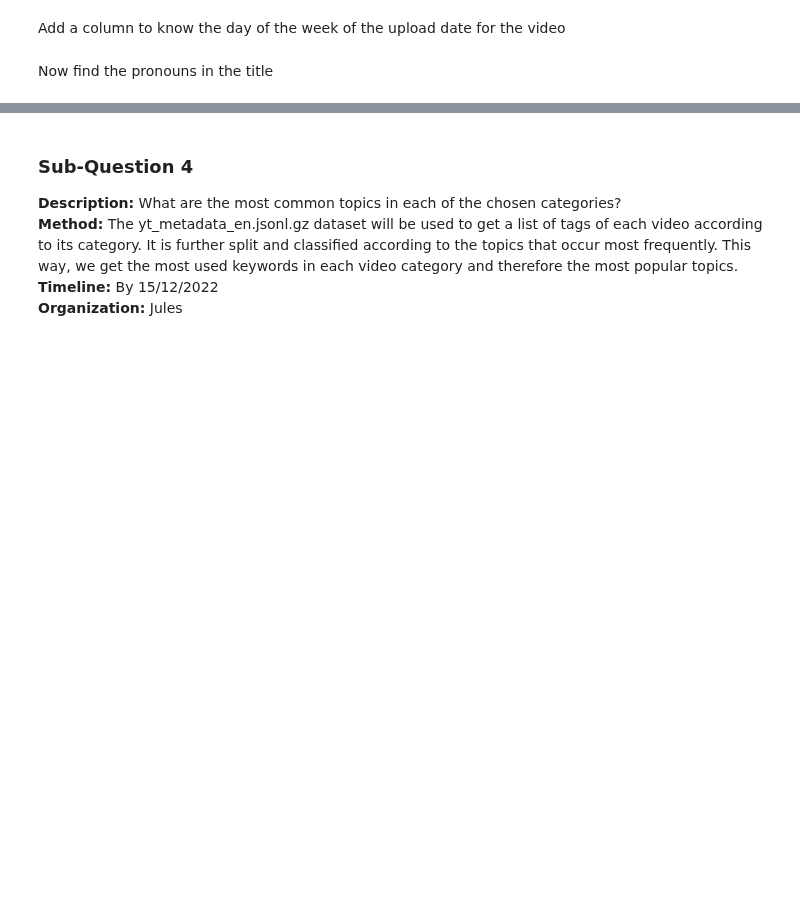
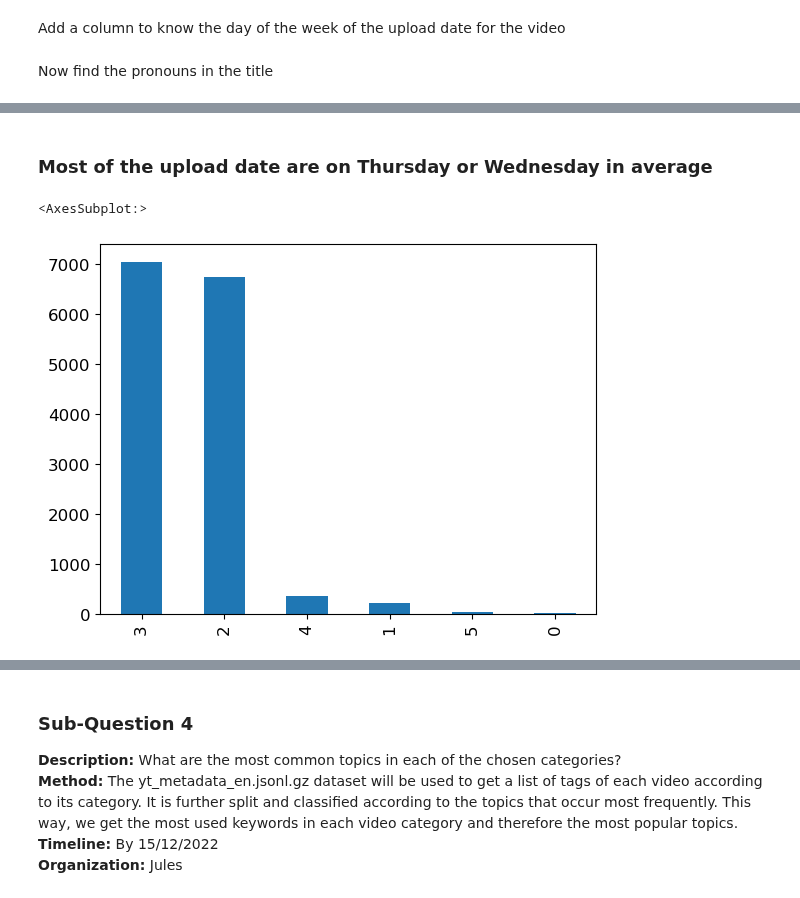
Before and after one commit to epfl-ada/ada-2022-project-adaptation, a Jupyter notebook: MS3_Analysis.ipynb, the cells around one changed output, grey strips where cells are left out. Saved outputs shown, nothing was run; the diff lists cells and outputs as text; code cells hidden in the pictures; blank space fills up the shorter version.

Commit message:
dataset for sub quest3

```diff
--- a/MS3_Analysis.ipynb
+++ b/MS3_Analysis.ipynb
@@ -860,0 +902,10 @@ video_metadatas = pd.merge(
+# %%
+dataset = pd.read_feather("./data/videos_metadatas_sub_quest_3_v3")
+dataset.drop("level_1", axis=1, inplace=True)
+# %% [markdown]
+### Most of the upload date are on Thursday or Wednesday in average
+# %%
+dataset.week_number_mean.value_counts().plot(kind="bar")
+# %% [output]
+<AxesSubplot:>
+[figure, added]
```
Also changed, not shown: parts of 8 cells of this notebook.
